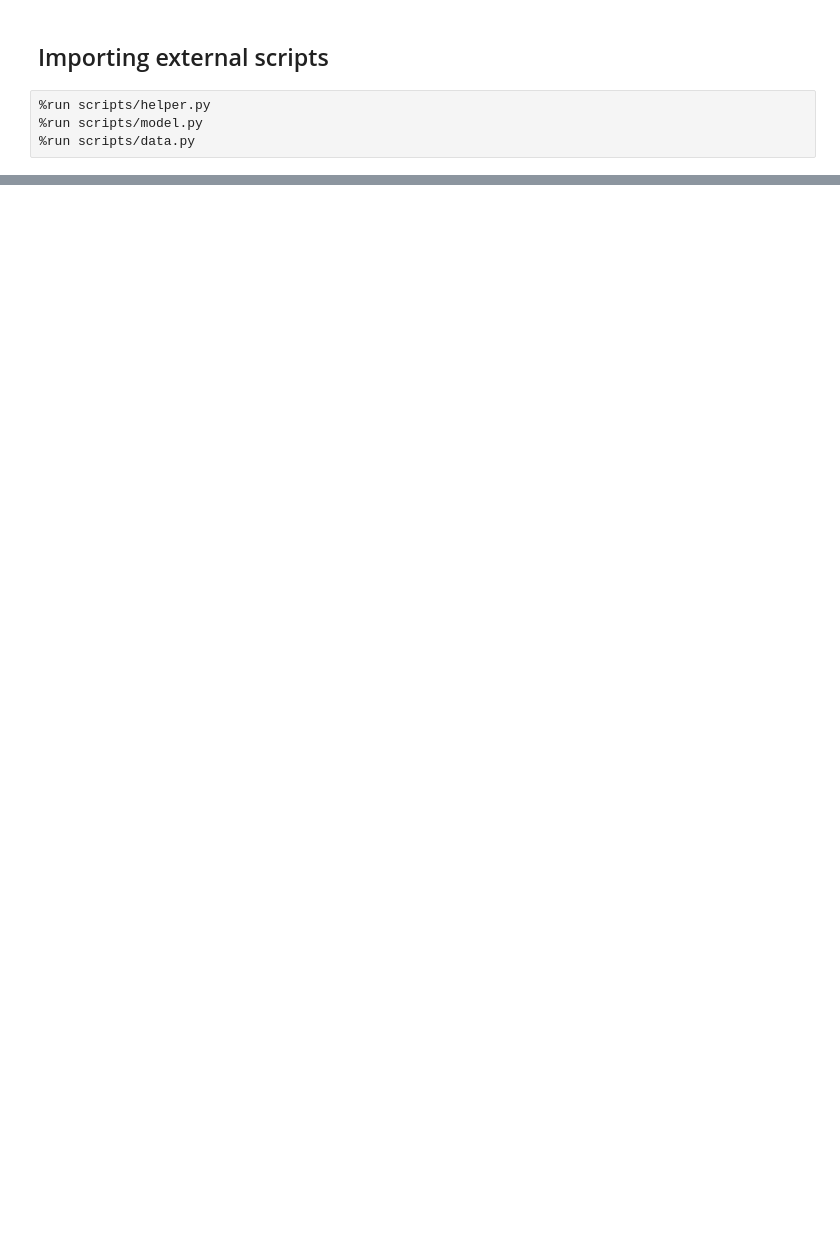
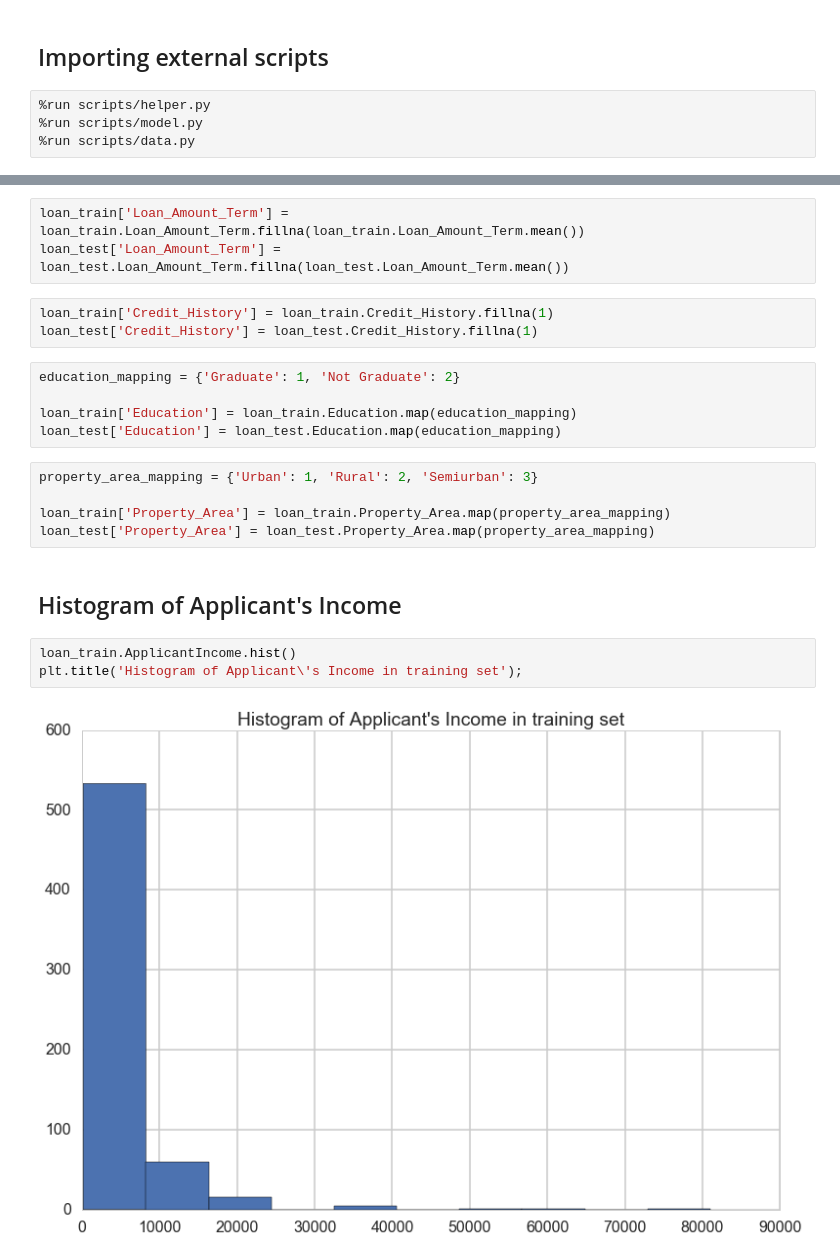
Before and after one commit to numb3r33/av-practice, a Jupyter notebook: Loan_Prediction.ipynb, the cells around one changed output, grey strips where cells are left out. Saved outputs shown, nothing was run; the diff lists cells and outputs as text; blank space fills up the shorter version.

```diff
--- a/Loan_Prediction.ipynb
+++ b/Loan_Prediction.ipynb
@@ -473,0 +104,23 @@ create_submissions(loan_test.index.values, xgb_predictions_labels, 'l2_classifie
+# %%
+loan_train['Loan_Amount_Term'] = loan_train.Loan_Amount_Term.fillna(loan_train.Loan_Amount_Term.mean())
+loan_test['Loan_Amount_Term'] = loan_test.Loan_Amount_Term.fillna(loan_test.Loan_Amount_Term.mean())
+# %%
+loan_train['Credit_History'] = loan_train.Credit_History.fillna(1)
+loan_test['Credit_History'] = loan_test.Credit_History.fillna(1)
+# %%
+education_mapping = {'Graduate': 1, 'Not Graduate': 2}
+
+loan_train['Education'] = loan_train.Education.map(education_mapping)
+loan_test['Education'] = loan_test.Education.map(education_mapping)
+# %%
+property_area_mapping = {'Urban': 1, 'Rural': 2, 'Semiurban': 3}
+
+loan_train['Property_Area'] = loan_train.Property_Area.map(property_area_mapping)
+loan_test['Property_Area'] = loan_test.Property_Area.map(property_area_mapping)
+# %% [markdown]
+## Histogram of Applicant's Income
+# %%
+loan_train.ApplicantIncome.hist()
+plt.title('Histogram of Applicant\'s Income in training set');
+# %% [output]
+[figure, added]
```
Also changed, not shown: parts of 108 cells of this notebook.
